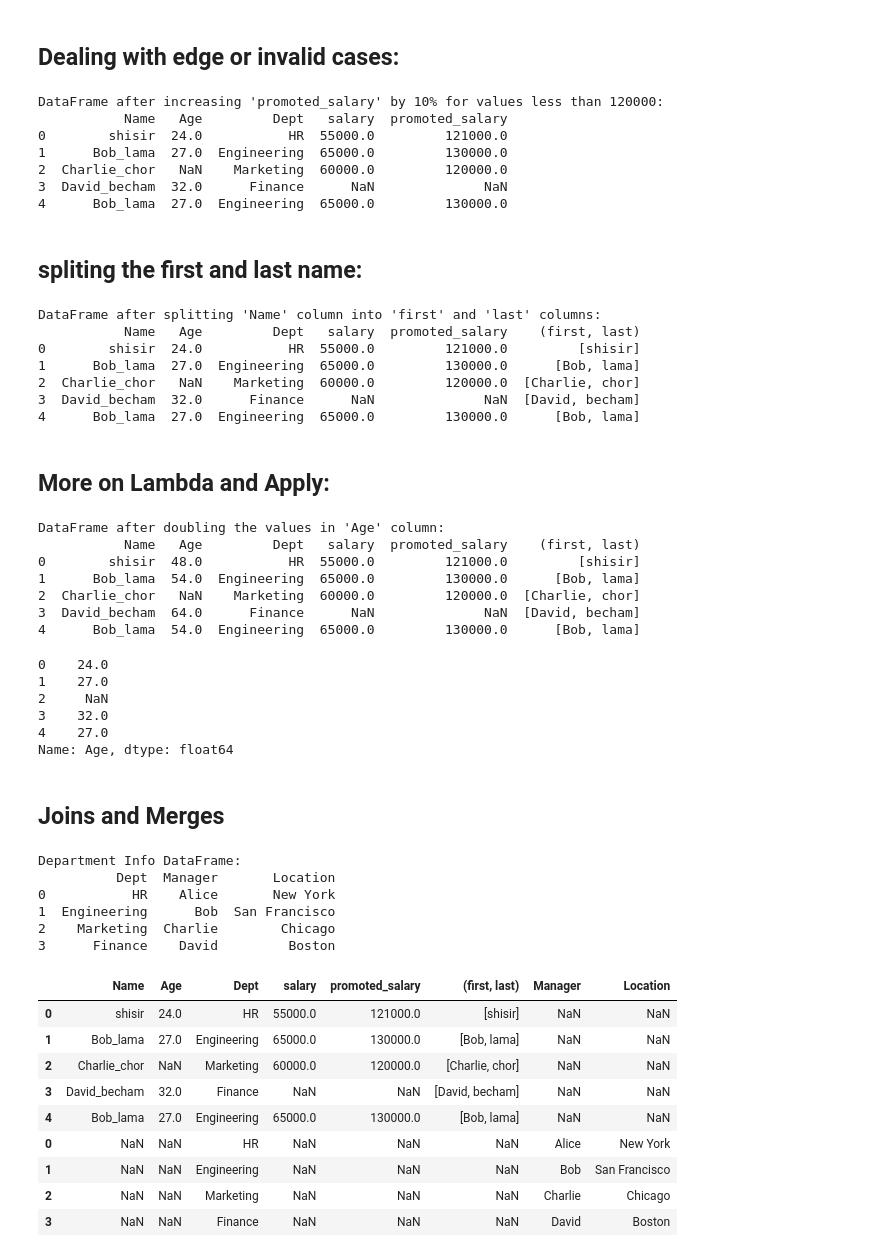
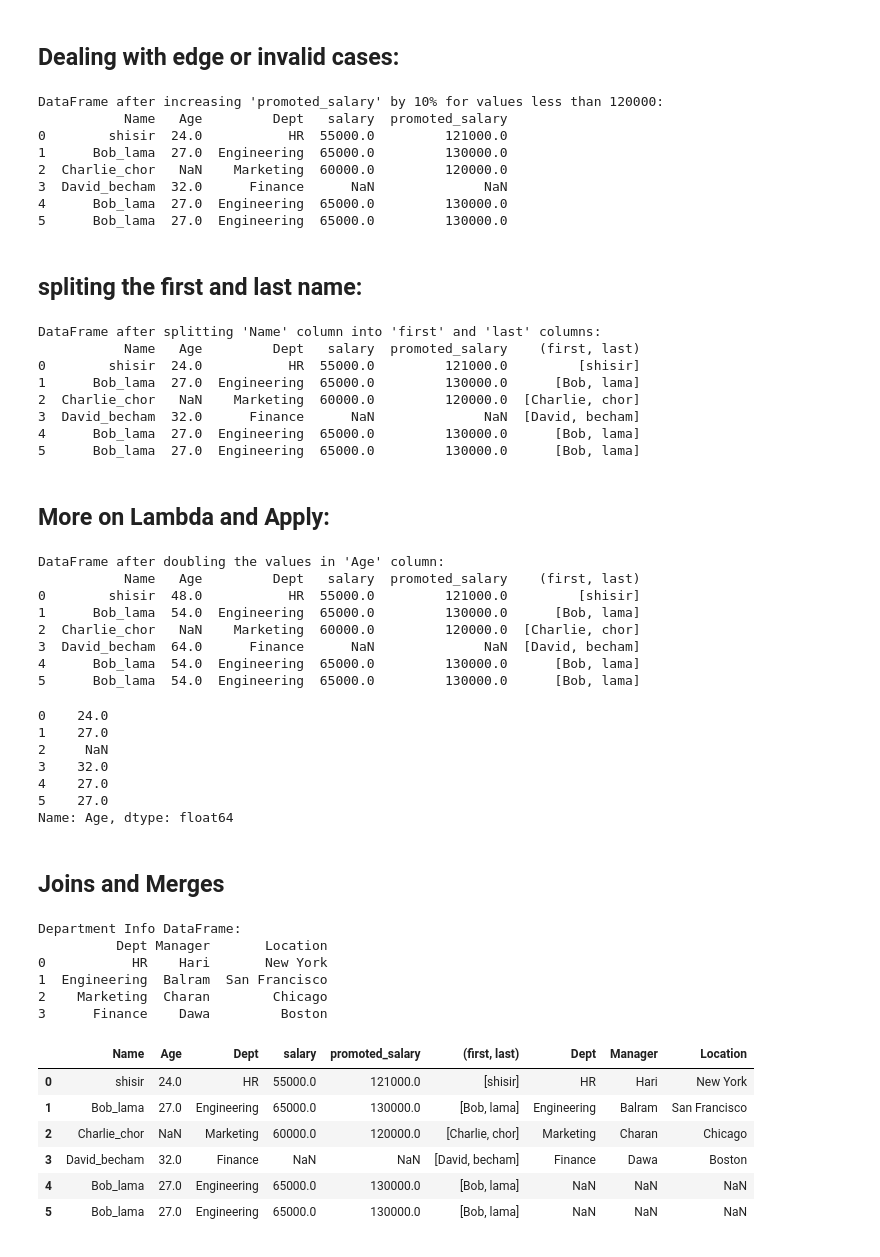
Before and after one commit to sagarmoktan20/data_science_demo, a Jupyter notebook: Pandas_2Dataframes.ipynb, the cells around one changed output. Cells and saved outputs as stored; diff of their text form; code cells hidden in the pictures.

```diff
--- a/Pandas_2Dataframes.ipynb
+++ b/Pandas_2Dataframes.ipynb
@@ -16,10 +16,10 @@ dtype: object
 ## Data Frame
 # %%
 data = {
-    "Name" : ["Alice_fernandes", "Bob_lama", "Charlie_chor", "David_becham", "Bob_lama"],
-    "Age" : [24, 27, np.nan, 32,27],
-    "Department" : ["HR", "Engineering", "Marketing", "Finance", "Engineering"],
-    "salary" : [50000, 60000, 55000, np.nan, 60000]
+    "Name" : ["Alice_fernandes", "Bob_lama", "Charlie_chor", "David_becham", "Bob_lama", "Bob_lama"],
+    "Age" : [24, 27, np.nan, 32,27,27],
+    "Department" : ["HR", "Engineering", "Marketing", "Finance", "Engineering", "Engineering"],
+    "salary" : [50000, 60000, 55000, np.nan, 60000, 60000]
 }
 print("\nData Dictionary:")
 print(data)
@@ -261,6 +272,7 @@ DataFrame after increasing 'promoted_salary' by 10% for values less than 120000:
 2  Charlie_chor   NaN    Marketing  60000.0         120000.0
 3  David_becham  32.0      Finance      NaN              NaN
 4      Bob_lama  27.0  Engineering  65000.0         130000.0
+5      Bob_lama  27.0  Engineering  65000.0         130000.0
 # %% [markdown]
 ## spliting the first and last name:
 # %%
@@ -275,6 +287,7 @@ DataFrame after splitting 'Name' column into 'first' and 'last' columns:
 2  Charlie_chor   NaN    Marketing  60000.0         120000.0  [Charlie, chor]
 3  David_becham  32.0      Finance      NaN              NaN  [David, becham]
 4      Bob_lama  27.0  Engineering  65000.0         130000.0      [Bob, lama]
+5      Bob_lama  27.0  Engineering  65000.0         130000.0      [Bob, lama]
 # %% [markdown]
 ## More on Lambda and Apply:
 # %%
@@ -292,6 +305,7 @@ DataFrame after doubling the values in 'Age' column:
 2  Charlie_chor   NaN    Marketing  60000.0         120000.0  [Charlie, chor]
 3  David_becham  64.0      Finance      NaN              NaN  [David, becham]
 4      Bob_lama  54.0  Engineering  65000.0         130000.0      [Bob, lama]
+5      Bob_lama  54.0  Engineering  65000.0         130000.0      [Bob, lama]
 # %%
 df['Age'] = df['Age'].apply(lambda x: x/2 if x>40 else x)
 df["Age"]
@@ -301,13 +315,14 @@ df["Age"]
 2     NaN
 3    32.0
 4    27.0
+5    27.0
 Name: Age, dtype: float64
 # %% [markdown]
 ## Joins and Merges
 # %%
 department_info  = {
     "Dept": ["HR", "Engineering", "Marketing", "Finance"],
-    "Manager": ["Alice", "Bob", "Charlie", "David"],
+    "Manager": ["Hari", "Balram", "Charan", "Dawa"],
     "Location": ["New York", "San Francisco", "Chicago", "Boston"]
 }
 df2 = pd.DataFrame(department_info)
@@ -315,24 +330,21 @@ print("\nDepartment Info DataFrame:")
 print(df2)
 # %% [output]
 Department Info DataFrame:
-          Dept  Manager       Location
-0           HR    Alice       New York
-1  Engineering      Bob  San Francisco
-2    Marketing  Charlie        Chicago
-3      Finance    David         Boston
+          Dept Manager       Location
+0           HR    Hari       New York
+1  Engineering  Balram  San Francisco
+2    Marketing  Charan        Chicago
+3      Finance    Dawa         Boston
 # %%
-pd.concat([df, df2], axis=0)  # Concatenate two DataFrames side by side (columns)
+pd.concat([df, df2], axis=1)  # Concatenate two DataFrames side by side (columns)
 # %% [output]
-|  | Name | Age | Dept | salary | promoted_salary | (first, last) | Manager | Location |
-| 0 | shisir | 24.0 | HR | 55000.0 | 121000.0 | [shisir] | NaN | NaN |
-| 1 | Bob_lama | 27.0 | Engineering | 65000.0 | 130000.0 | [Bob, lama] | NaN | NaN |
-| 2 | Charlie_chor | NaN | Marketing | 60000.0 | 120000.0 | [Charlie, chor] | NaN | NaN |
-| 3 | David_becham | 32.0 | Finance | NaN | NaN | [David, becham] | NaN | NaN |
-| 4 | Bob_lama | 27.0 | Engineering | 65000.0 | 130000.0 | [Bob, lama] | NaN | NaN |
-| 0 | NaN | NaN | HR | NaN | NaN | NaN | Alice | New York |
-| 1 | NaN | NaN | Engineering | NaN | NaN | NaN | Bob | San Francisco |
-| 2 | NaN | NaN | Marketing | NaN | NaN | NaN | Charlie | Chicago |
-| 3 | NaN | NaN | Finance | NaN | NaN | NaN | David | Boston |
+|  | Name | Age | Dept | salary | promoted_salary | (first, last) | Dept | Manager | Location |
+| 0 | shisir | 24.0 | HR | 55000.0 | 121000.0 | [shisir] | HR | Hari | New York |
+| 1 | Bob_lama | 27.0 | Engineering | 65000.0 | 130000.0 | [Bob, lama] | Engineering | Balram | San Francisco |
+| 2 | Charlie_chor | NaN | Marketing | 60000.0 | 120000.0 | [Charlie, chor] | Marketing | Charan | Chicago |
+| 3 | David_becham | 32.0 | Finance | NaN | NaN | [David, becham] | Finance | Dawa | Boston |
+| 4 | Bob_lama | 27.0 | Engineering | 65000.0 | 130000.0 | [Bob, lama] | NaN | NaN | NaN |
+| 5 | Bob_lama | 27.0 | Engineering | 65000.0 | 130000.0 | [Bob, lama] | NaN | NaN | NaN |
 # %%
 pd.merge(df,df2, on = "Dept")
 # %% [output]
```
Also changed, not shown: parts of 19 cells of this notebook, 2 other files.
